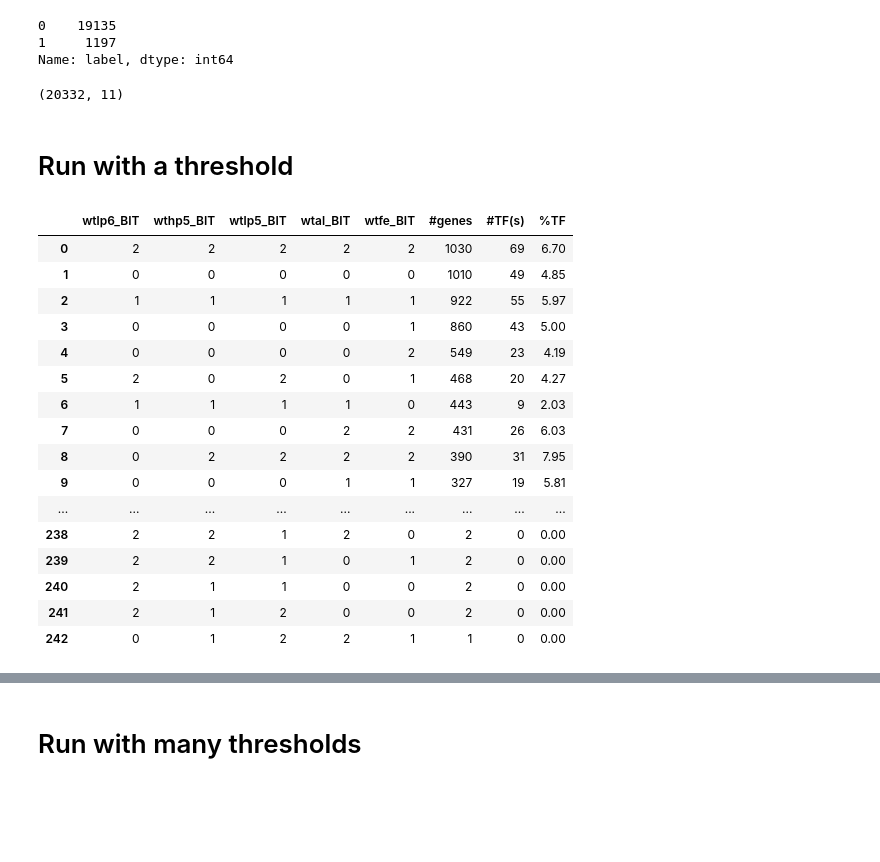
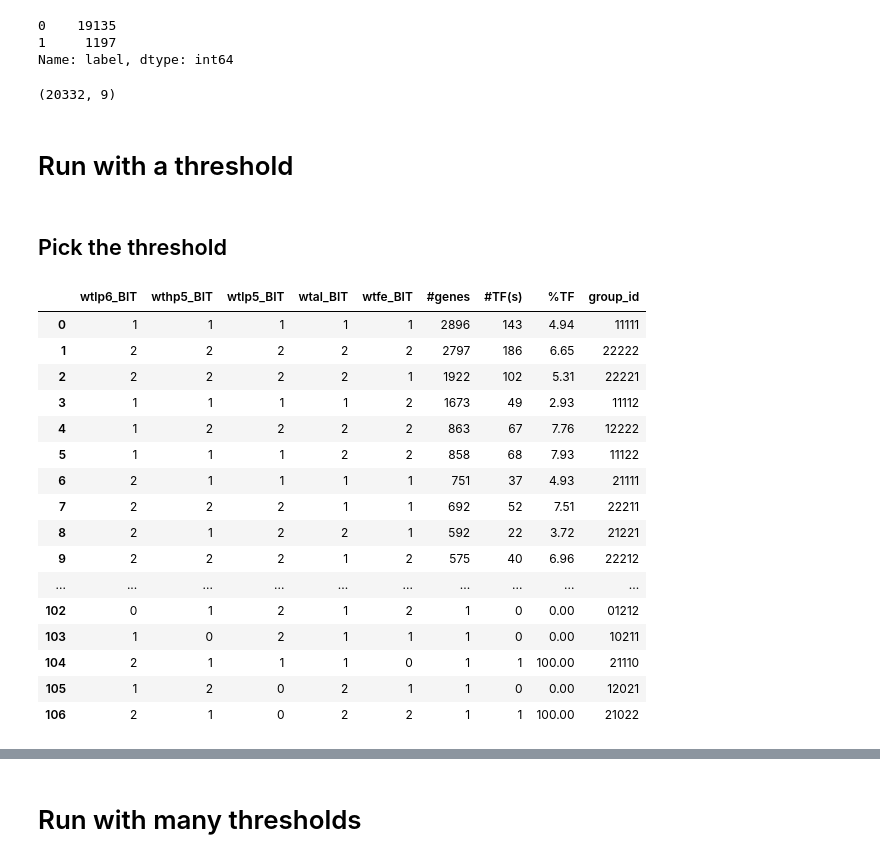
Before and after one commit to chaupmcs/plant_project, a Jupyter notebook: plant_model-UP_DOWN_NOCHANGE-Log2Fold.ipynb, the cells around one changed output, grey strips where cells are left out. Cells and saved outputs as stored; diff of their text form; code cells hidden in the pictures; blank space fills up the shorter version.

```diff
--- a/plant_model-UP_DOWN_NOCHANGE-Log2Fold.ipynb
+++ b/plant_model-UP_DOWN_NOCHANGE-Log2Fold.ipynb
@@ -193,5 +175,5 @@ def get_L2_Log2Fold(x):
 
 
 def get_L2_noLog2(x):
-    return np.sum(np.square( ([x[c] / x[base_col] for c in wt_conditioned_cols])) )
+    return np.sum(np.square( [x[c] / x[base_col] for c in wt_conditioned_cols]))
 # %% [markdown]
@@ -217,7 +199,7 @@ Shape before removing: 20450;
 There is 12 obs having wtfe==0, in which 2 are class_1
 (20332, 8)
 # %%
-data_df["L1_log2fold"] = data_df.apply(get_L1_Log2Fold, 1)
+data_df["L1_raw"] = data_df.apply(get_L1_raw, 1)
 data_df["L2_log2fold"] = data_df.apply(get_L2_Log2Fold, 1)
 data_df["L2_noLog2"] = data_df.apply(get_L2_noLog2, 1)
 
@@ -231,0 +235,11 @@ data_df.head()
+# %%
+for c in wt_cols:
+    print(c)
+    print("AUC =",roc_auc_score(data_df["label"], data_df[c]))
+    plt.figure(figsize=(20, 12))
+#     f = sns.distplot(data_df[data_df.label == 0][c])
+#     f2 = sns.distplot(data_df[data_df.label == 1][c])
+    print("max of class_1 =", max(data_df[data_df.label == 1][c]))
+    plt.show(sns.violinplot(data=data_df, y=c, x='label'))
+
+#     plt.show(f, f2)
@@ -231,0 +275,8 @@ data_df.head()
+# %%
+for c in ["L1_raw", "L2_log2fold", "L2_noLog2"]:
+    print(c)
+    print("AUC =",roc_auc_score(data_df["label"], data_df[c]))
+    plt.figure(figsize=(20, 8))
+    f = sns.distplot(data_df[data_df.label == 0][c])
+    f2 = sns.distplot(data_df[data_df.label == 1][c])
+    plt.show(f, f2)
@@ -238,35 +299,38 @@ Name: label, dtype: int64
 # %%
 data_df.shape
 # %% [output]
-(20332, 11)
+(20332, 9)
 # %% [markdown]
 # Run with a threshold
+# %% [markdown]
+## Pick the threshold
 # %%
-thres = 1.1
+thres = 0.001
 
 for c in wt_conditioned_cols:
-    data_df[c+"_BIT"] = data_df.apply(lambda x: convert_to_up_down_noChange_2(x, thres, c, base_col), 1)
+    data_df[c+"_BIT"] = data_df.apply(lambda x: convert_to_up_down_noChange_3(x, thres, c, base_col), 1)
 
 data_df["group_id"] = data_df[wt_BIT_cols].apply(lambda x: "".join(x[c] for c in wt_BIT_cols),1)
 
 stats_data_df = data_df[wt_BIT_cols + ["atID", "label"]].groupby(wt_BIT_cols).agg({"atID": np.size, "label": np.sum}).reset_index().sort_values("atID", ascending= False).reset_index(drop=True).rename(columns = {"atID": "#genes", "label":"#TF(s)"})
 stats_data_df["%TF"] = np.round(stats_data_df["#TF(s)"] * 100/stats_data_df["#genes"],2)
+stats_data_df["group_id"] = stats_data_df[wt_BIT_cols].apply(lambda x: "".join(x[c] for c in wt_BIT_cols),1)
 stats_data_df
 # %% [output]
-|  | wtlp6_BIT | wthp5_BIT | wtlp5_BIT | wtal_BIT | wtfe_BIT | #genes | #TF(s) | %TF |
-| 0 | 2 | 2 | 2 | 2 | 2 | 1030 | 69 | 6.70 |
-| 1 | 0 | 0 | 0 | 0 | 0 | 1010 | 49 | 4.85 |
-| 2 | 1 | 1 | 1 | 1 | 1 | 922 | 55 | 5.97 |
-| 3 | 0 | 0 | 0 | 0 | 1 | 860 | 43 | 5.00 |
-| 4 | 0 | 0 | 0 | 0 | 2 | 549 | 23 | 4.19 |
-| 5 | 2 | 0 | 2 | 0 | 1 | 468 | 20 | 4.27 |
-| 6 | 1 | 1 | 1 | 1 | 0 | 443 | 9 | 2.03 |
-| 7 | 0 | 0 | 0 | 2 | 2 | 431 | 26 | 6.03 |
-| 8 | 0 | 2 | 2 | 2 | 2 | 390 | 31 | 7.95 |
-| 9 | 0 | 0 | 0 | 1 | 1 | 327 | 19 | 5.81 |
-| ... | ... | ... | ... | ... | ... | ... | ... | ... |
-| 238 | 2 | 2 | 1 | 2 | 0 | 2 | 0 | 0.00 |
-| 239 | 2 | 2 | 1 | 0 | 1 | 2 | 0 | 0.00 |
-| 240 | 2 | 1 | 1 | 0 | 0 | 2 | 0 | 0.00 |
-| 241 | 2 | 1 | 2 | 0 | 0 | 2 | 0 | 0.00 |
-| 242 | 0 | 1 | 2 | 2 | 1 | 1 | 0 | 0.00 |
+|  | wtlp6_BIT | wthp5_BIT | wtlp5_BIT | wtal_BIT | wtfe_BIT | #genes | #TF(s) | %TF | group_id |
+| 0 | 1 | 1 | 1 | 1 | 1 | 2896 | 143 | 4.94 | 11111 |
+| 1 | 2 | 2 | 2 | 2 | 2 | 2797 | 186 | 6.65 | 22222 |
+| 2 | 2 | 2 | 2 | 2 | 1 | 1922 | 102 | 5.31 | 22221 |
+| 3 | 1 | 1 | 1 | 1 | 2 | 1673 | 49 | 2.93 | 11112 |
+| 4 | 1 | 2 | 2 | 2 | 2 | 863 | 67 | 7.76 | 12222 |
+| 5 | 1 | 1 | 1 | 2 | 2 | 858 | 68 | 7.93 | 11122 |
+| 6 | 2 | 1 | 1 | 1 | 1 | 751 | 37 | 4.93 | 21111 |
+| 7 | 2 | 2 | 2 | 1 | 1 | 692 | 52 | 7.51 | 22211 |
+| 8 | 2 | 1 | 2 | 2 | 1 | 592 | 22 | 3.72 | 21221 |
+| 9 | 2 | 2 | 2 | 1 | 2 | 575 | 40 | 6.96 | 22212 |
+| ... | ... | ... | ... | ... | ... | ... | ... | ... | ... |
+| 102 | 0 | 1 | 2 | 1 | 2 | 1 | 0 | 0.00 | 01212 |
+| 103 | 1 | 0 | 2 | 1 | 1 | 1 | 0 | 0.00 | 10211 |
+| 104 | 2 | 1 | 1 | 1 | 0 | 1 | 1 | 100.00 | 21110 |
+| 105 | 1 | 2 | 0 | 2 | 1 | 1 | 0 | 0.00 | 12021 |
+| 106 | 2 | 1 | 0 | 2 | 2 | 1 | 1 | 100.00 | 21022 |
```
Also changed, not shown: parts of 29 cells of this notebook, 10 other files.
